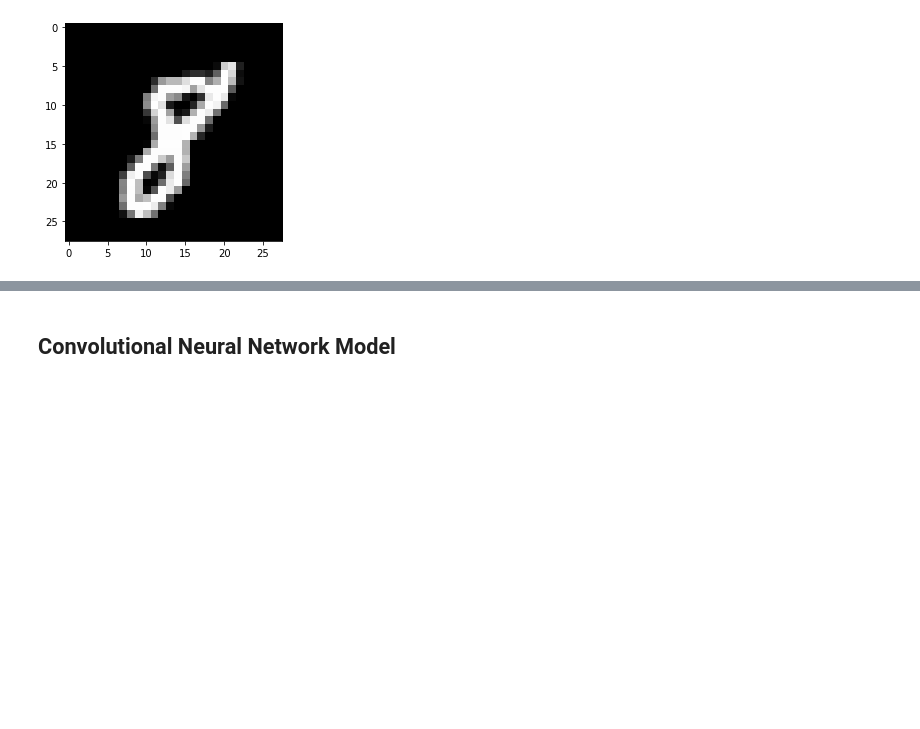
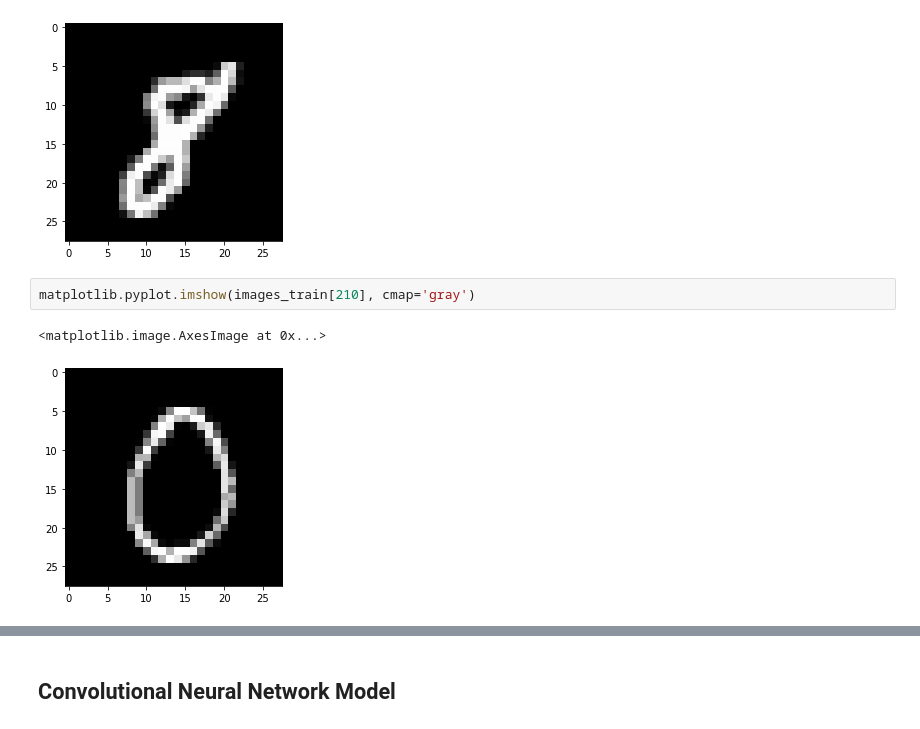
Before and after one commit to yrafalin/MachineLearning, a Jupyter notebook: ConvolutionalNN/ConvolutionalNeuralNetworkTuning.ipynb, the cells around one changed output, grey strips where cells are left out. Saved outputs shown, nothing was run; the diff lists cells and outputs as text; blank space fills up the shorter version.

```diff
--- a/ConvolutionalNN/ConvolutionalNeuralNetworkTuning.ipynb
+++ b/ConvolutionalNN/ConvolutionalNeuralNetworkTuning.ipynb
@@ -51,3 +51,8 @@ matplotlib.pyplot.imshow(images_train[17], cmap='gray')
 # %% [output]
 <matplotlib.image.AxesImage at 0x...>
 [figure]
+# %%
+matplotlib.pyplot.imshow(images_train[210], cmap='gray')
+# %% [output]
+<matplotlib.image.AxesImage at 0x...>
+[figure, added]
```
Also changed, not shown: parts of 71 cells of this notebook, 23 other files.
